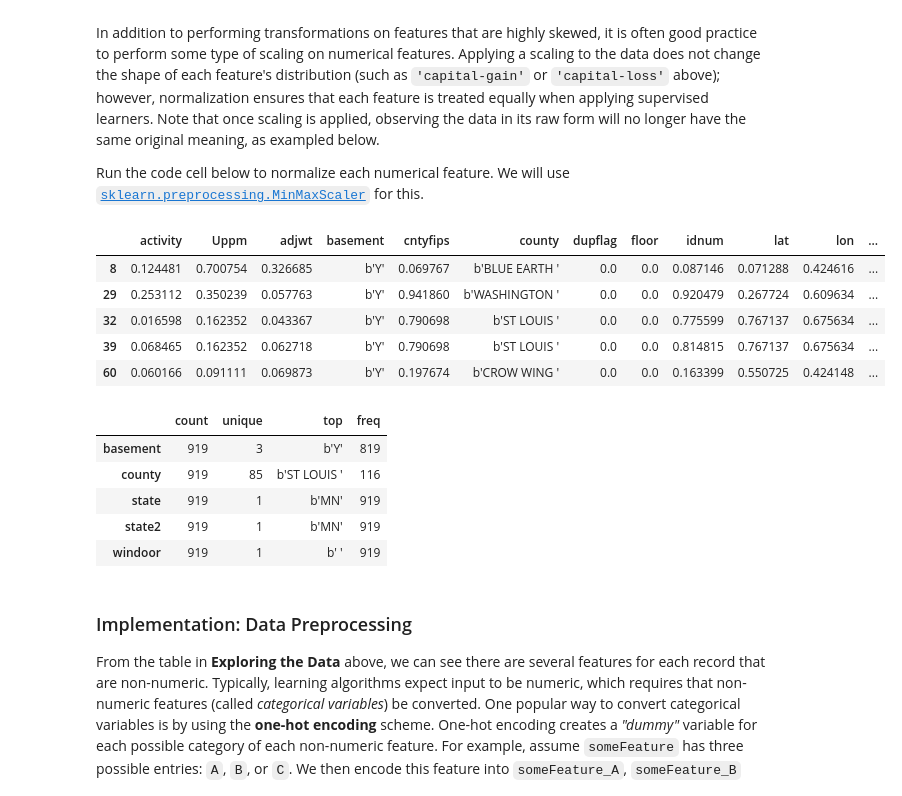
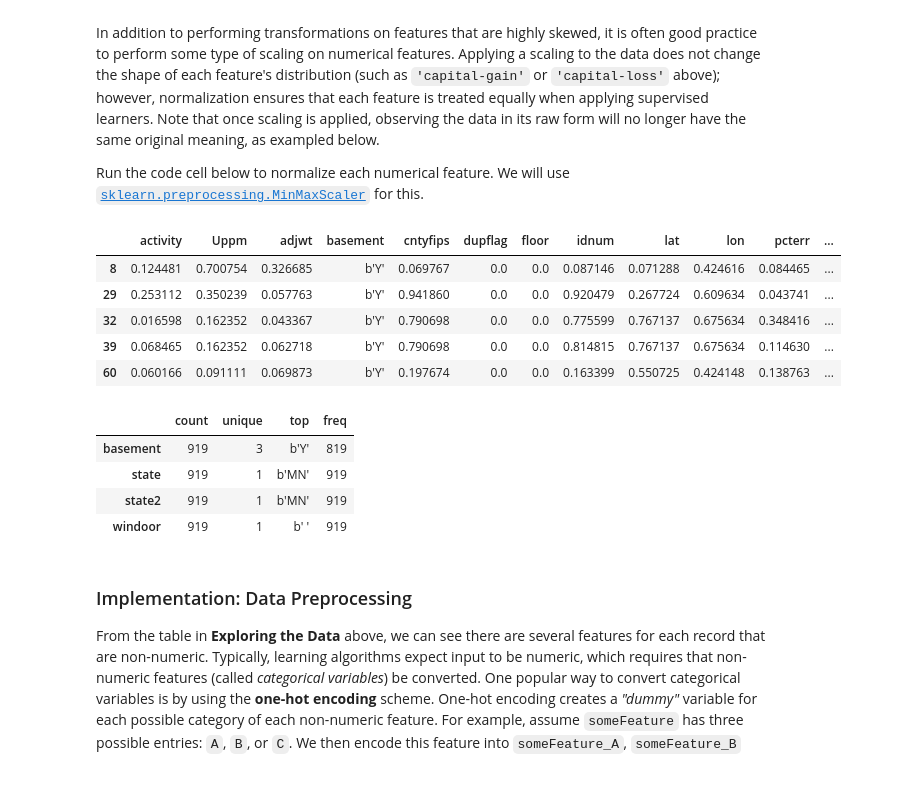
Before and after one commit to abhishekdiphu/Advance_Machine_Learning_Google_Cloud, a Jupyter notebook: radiation_US/1_radon_pca_tnse_analysis.ipynb, the cells around one changed output. Cells and saved outputs as stored; diff of their text form; code cells hidden in the pictures.

```diff
--- a/radiation_US/1_radon_pca_tnse_analysis.ipynb
+++ b/radiation_US/1_radon_pca_tnse_analysis.ipynb
@@ -227,11 +227,11 @@ A dataset may sometimes contain at least one feature whose values tend to lie ne
 Run the code cell below to plot a histogram of these two features. Note the range of the values present and how they are distributed.
 # %%
 # Split the data into features and target label
-income_raw = data['class']
-features_raw = data.drop('class', axis = 1)
+income_raw = df['county']
+features_raw = df.drop('county', axis = 1)
 
 # Visualize skewed continuous features of original data
-vs.distribution(data)
+#vs.distribution(data)
 # %% [markdown]
 For highly-skewed feature distributions such as `'capital-gain'` and `'capital-loss'`, it is common practice to apply a <a href="https://en.wikipedia.org/wiki/Data_transformation_(statistics)">logarithmic transformation</a> on the data so that the very large and very small values do not negatively affect the performance of a learning algorithm. Using a logarithmic transformation significantly reduces the range of values caused by outliers. Care must be taken when applying this transformation however: The logarithm of `0` is undefined, so we must translate the values by a small amount above `0` to apply the the logarithm successfully.
 
@@ -252,32 +252,31 @@ Run the code cell below to normalize each numerical feature. We will use [`sklea
 # %%
 # Import sklearn.preprocessing.StandardScaler
 from sklearn.preprocessing import MinMaxScaler
 
 # Initialize a scaler, then apply it to the features
 scaler = MinMaxScaler() # default=(0, 1)
 numerical = ['activity', 'Uppm', 'adjwt', 'cntyfips', 'dupflag', 'floor', 'idnum',
        'lat', 'lon', 'pcterr', 'region', 'rep', 'room', 'startdt', 'starttm',
        'stfips', 'stopdt', 'stoptm', 'stratum', 'typebldg', 'wave', 'zip',
        'zipflag']
 
-features_log_minmax_transform = pd.DataFrame(data = df)
-features_log_minmax_transform[numerical] = scaler.fit_transform(df[numerical])
+features_log_minmax_transform = pd.DataFrame(data = features_raw)
+features_log_minmax_transform[numerical] = scaler.fit_transform(features_raw[numerical])
 
 # Show an example of a record with scaling applied
 display(features_log_minmax_transform.head(n = 5))
 # %% [output]
-|  | activity | Uppm | adjwt | basement | cntyfips | county | dupflag | floor | idnum | lat | lon | ... |
-| 8 | 0.124481 | 0.700754 | 0.326685 | b'Y' | 0.069767 | b'BLUE EARTH ' | 0.0 | 0.0 | 0.087146 | 0.071288 | 0.424616 | ... |
-| 29 | 0.253112 | 0.350239 | 0.057763 | b'Y' | 0.941860 | b'WASHINGTON ' | 0.0 | 0.0 | 0.920479 | 0.267724 | 0.609634 | ... |
-| 32 | 0.016598 | 0.162352 | 0.043367 | b'Y' | 0.790698 | b'ST LOUIS ' | 0.0 | 0.0 | 0.775599 | 0.767137 | 0.675634 | ... |
-| 39 | 0.068465 | 0.162352 | 0.062718 | b'Y' | 0.790698 | b'ST LOUIS ' | 0.0 | 0.0 | 0.814815 | 0.767137 | 0.675634 | ... |
-| 60 | 0.060166 | 0.091111 | 0.069873 | b'Y' | 0.197674 | b'CROW WING ' | 0.0 | 0.0 | 0.163399 | 0.550725 | 0.424148 | ... |
+|  | activity | Uppm | adjwt | basement | cntyfips | dupflag | floor | idnum | lat | lon | pcterr | ... |
+| 8 | 0.124481 | 0.700754 | 0.326685 | b'Y' | 0.069767 | 0.0 | 0.0 | 0.087146 | 0.071288 | 0.424616 | 0.084465 | ... |
+| 29 | 0.253112 | 0.350239 | 0.057763 | b'Y' | 0.941860 | 0.0 | 0.0 | 0.920479 | 0.267724 | 0.609634 | 0.043741 | ... |
+| 32 | 0.016598 | 0.162352 | 0.043367 | b'Y' | 0.790698 | 0.0 | 0.0 | 0.775599 | 0.767137 | 0.675634 | 0.348416 | ... |
+| 39 | 0.068465 | 0.162352 | 0.062718 | b'Y' | 0.790698 | 0.0 | 0.0 | 0.814815 | 0.767137 | 0.675634 | 0.114630 | ... |
+| 60 | 0.060166 | 0.091111 | 0.069873 | b'Y' | 0.197674 | 0.0 | 0.0 | 0.163399 | 0.550725 | 0.424148 | 0.138763 | ... |
 # %%
 features_log_minmax_transform.describe(include=np.object).transpose()
 # %% [output]
 |  | count | unique | top | freq |
 | basement | 919 | 3 | b'Y' | 819 |
-| county | 919 | 85 | b'ST LOUIS ' | 116 |
 | state | 919 | 1 | b'MN' | 919 |
 | state2 | 919 | 1 | b'MN' | 919 |
 | windoor | 919 | 1 | b' ' | 919 |
```
Also changed, not shown: parts of 16 cells of this notebook, 3 other files.
